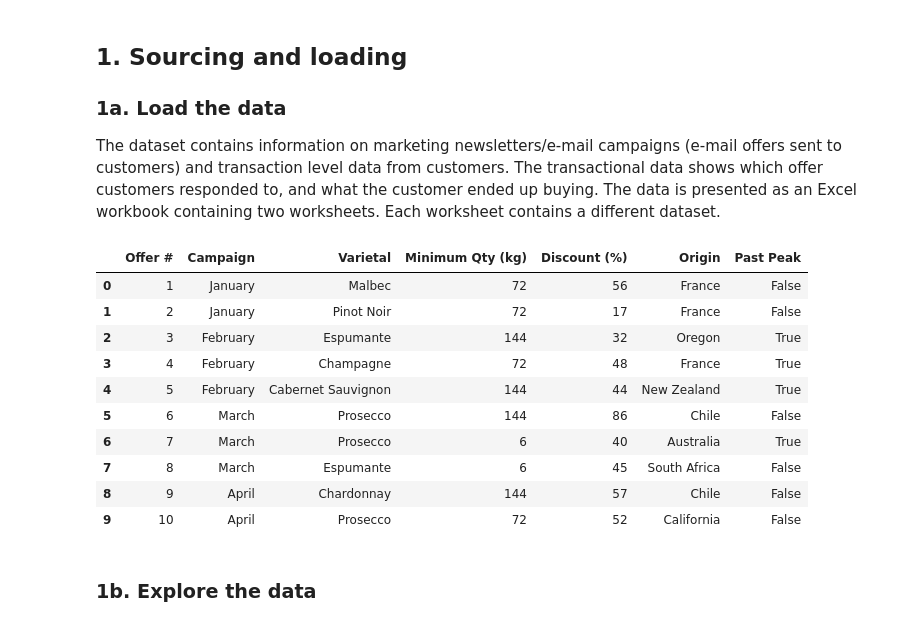
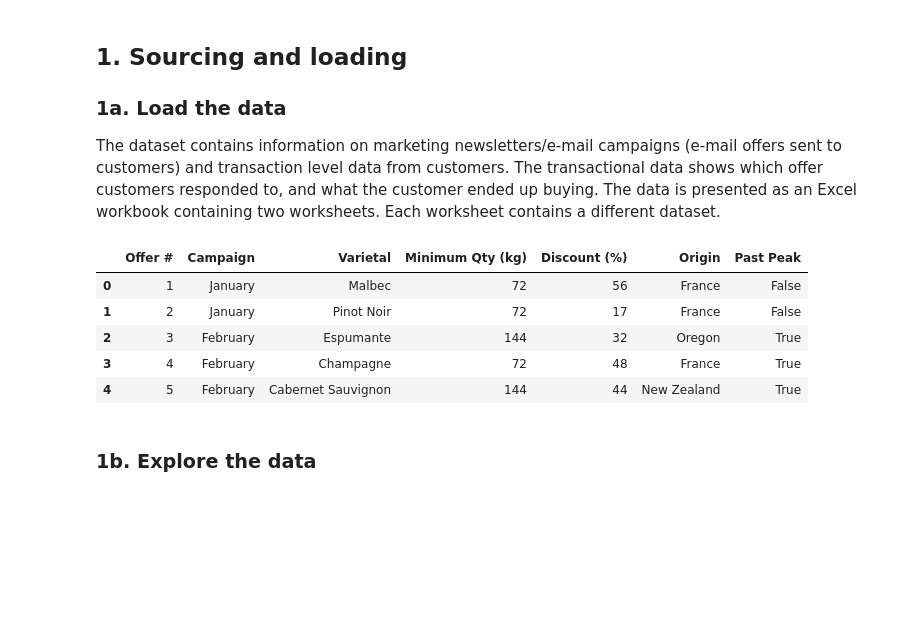
Before and after one commit to sabheen9/Clustering_Case_Study, a Jupyter notebook: Clustering Case Study - Customer Segmentation with K-Means - Tier 3.ipynb, the cells around one changed output. Drawn from its saved outputs; the diff is of its cells as text; code cells hidden in the pictures; blank space fills up the shorter version.

```diff
--- a/Clustering Case Study - Customer Segmentation with K-Means - Tier 3.ipynb
+++ b/Clustering Case Study - Customer Segmentation with K-Means - Tier 3.ipynb
@@ -44,19 +46,14 @@ sns.set_context("poster")
 The dataset contains information on marketing newsletters/e-mail campaigns (e-mail offers sent to customers) and transaction level data from customers. The transactional data shows which offer customers responded to, and what the customer ended up buying. The data is presented as an Excel workbook containing two worksheets. Each worksheet contains a different dataset.
 # %%
 df_offers = pd.read_excel("./WineKMC.xlsx", sheet_name=0)
-df_offers.head(10)
+df_offers.head()
 # %% [output]
 |  | Offer # | Campaign | Varietal | Minimum Qty (kg) | Discount (%) | Origin | Past Peak |
 | 0 | 1 | January | Malbec | 72 | 56 | France | False |
 | 1 | 2 | January | Pinot Noir | 72 | 17 | France | False |
 | 2 | 3 | February | Espumante | 144 | 32 | Oregon | True |
 | 3 | 4 | February | Champagne | 72 | 48 | France | True |
 | 4 | 5 | February | Cabernet Sauvignon | 144 | 44 | New Zealand | True |
-| 5 | 6 | March | Prosecco | 144 | 86 | Chile | False |
-| 6 | 7 | March | Prosecco | 6 | 40 | Australia | True |
-| 7 | 8 | March | Espumante | 6 | 45 | South Africa | False |
-| 8 | 9 | April | Chardonnay | 144 | 57 | Chile | False |
-| 9 | 10 | April | Prosecco | 72 | 52 | California | False |
 # %% [markdown]
 ### 1b. Explore the data
 # %%
```
Also changed, not shown: parts of 23 cells of this notebook, 1 other file.
